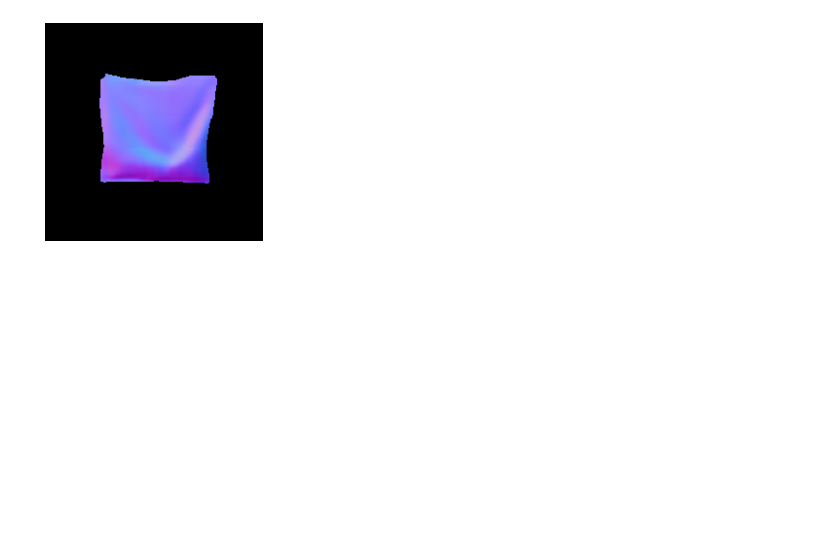
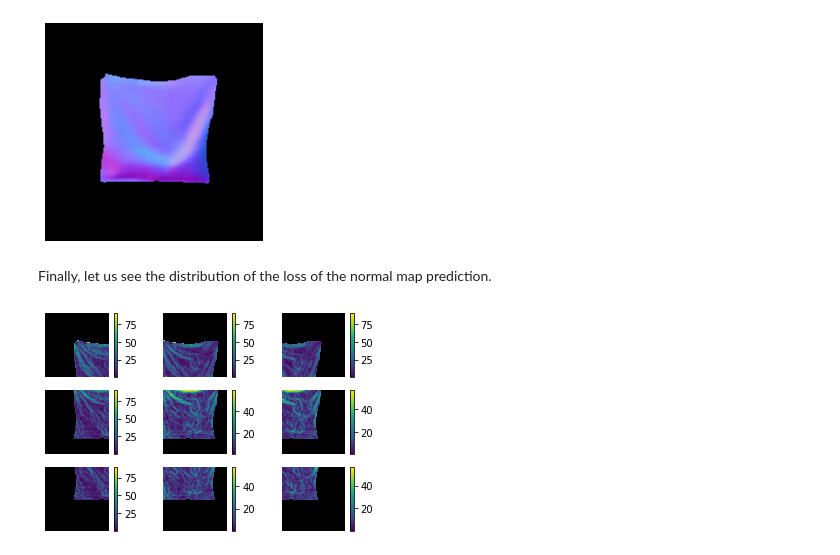
Before and after one commit to Atamarado/DLVR_3DReconstruction, a Jupyter notebook: Demo_notebook.ipynb, the cells around one changed output. Cells and saved outputs as stored; diff of their text form; code cells hidden in the pictures; blank space fills up the shorter version.

```diff
--- a/Demo_notebook.ipynb
+++ b/Demo_notebook.ipynb
@@ -382,3 +382,5 @@ plt.gca().axis('off')
 plt.show()
 # %% [output]
 [figure]
+# %% [markdown]
+Finally, let us see the distribution of the loss of the normal map prediction.
@@ -384,0 +390,35 @@ plt.show()
+# %%
+x, y = datagen.__getitem__(0)
+pred_depth, pred_normal = patchnet(x[:,:,:,:3])
+# %%
+for i in range(9):
+  normal_gt = y[i, :, :, 1:]
+  normal_pr = pred_normal[i, :, :, :]
+
+  foreground_mask = x[i, :, :, 3]
+
+  foreground_mask_tensor = tf.reshape(foreground_mask, (patch_size, patch_size, 1))
+
+  loss = normal_loss(normal_pr, normal_gt, foreground_mask_tensor)
+  loss_tensor = normal_loss(normal_pr, normal_gt, foreground_mask_tensor, per_pixel=False)
+
+  loss_np = tf.reshape(loss_tensor, (patch_size, patch_size)).numpy()
+
+  loss_np[loss_np == 0] = np.nan
+
+  normal_pr_rgb = normal_pr * 0.5 - 0.5
+
+  normal_pr_rgb = normal_pr_rgb * foreground_mask_tensor
+
+
+  plt.subplot(330 + i + 1)
+  plt.gca().axis('off')
+  plt.gca().set_facecolor((0, 0, 0))
+  plt.gca().add_artist(plt.gca().patch)
+  plt.gca().patch.set_zorder(-1)
+  plt.imshow(loss_np / 10 * 180)
+  plt.colorbar()
+
+plt.show()
+# %% [output]
+[figure, added]
```
Also changed, not shown: parts of 5 cells of this notebook.
